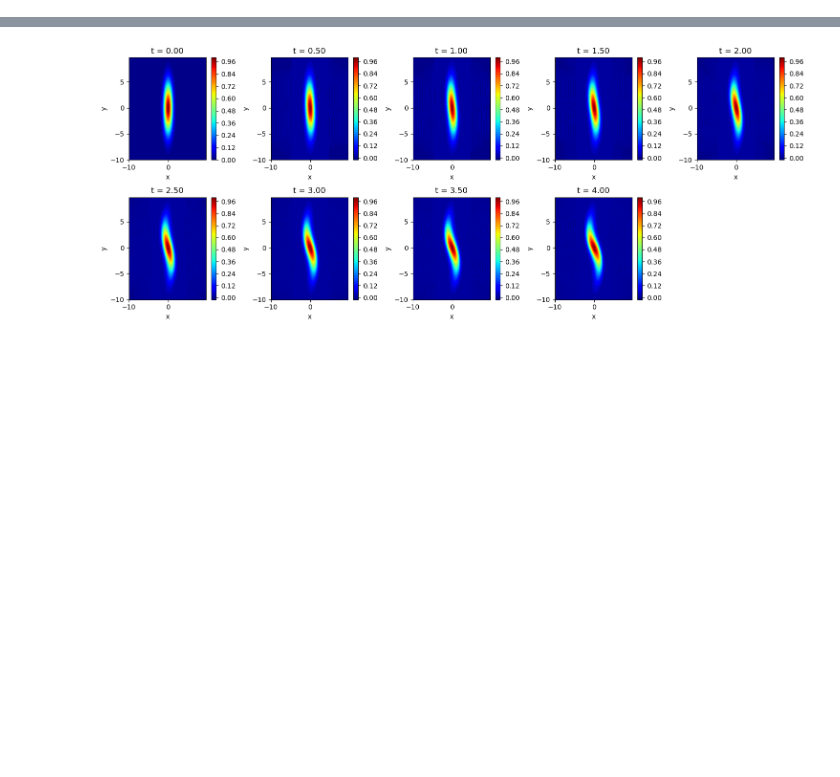
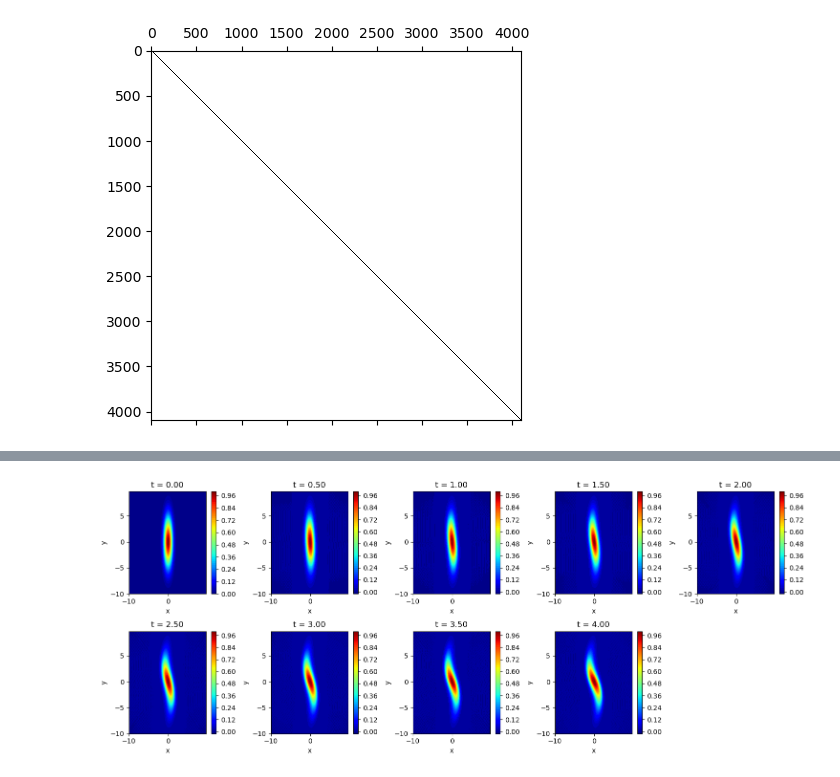
Before and after one commit to Tu-Zhenzhao/AMATH_581_fall24, a Jupyter notebook: hw5/hw5.ipynb, the cells around one changed output, grey strips where cells are left out. Cells and saved outputs as stored; diff of their text form; code cells hidden in the pictures; blank space fills up the shorter version.

```diff
--- a/hw5/hw5.ipynb
+++ b/hw5/hw5.ipynb
@@ -7,3 +7,93 @@ from scipy.sparse import diags, kron, eye, csr_matrix
 from scipy.sparse.linalg import spsolve, bicgstab, gmres
 from scipy.linalg import lu, solve_triangular
 import time
+# %%
+import numpy as np
+from scipy.sparse import spdiags, kron, eye
+import matplotlib.pyplot as plt
+
+# Step 1: Define the Grid Parameters
+n = 64  # Number of grid points in each dimension
+x = np.linspace(-10, 10, n)  # Spatial domain for x
+y = np.linspace(-10, 10, n)  # Spatial domain for y
+dx = x[1] - x[0]  # Grid spacing in x-direction
+dy = y[1] - y[0]  # Grid spacing in y-direction
+
+# Ensure dx and dy are equal (uniform grid)
+dx = (x[-1] - x[0]) / (n)
+dy = dx
+print("dx = dy = ", dx)
+
+# Step 2: Create the 1D Derivative Matrices with Periodic Boundary Conditions
+
+# Second Derivative Operator (Dxx and Dyy)
+e = np.ones(n)  # Vector of ones
+main_diag = -2 * e / dx**2  # Main diagonal
+off_diag = e / dx**2  # Off-diagonals
+
+# Create the sparse matrix for Dxx
+data = np.array([off_diag, main_diag, off_diag])
+offsets = np.array([-1, 0, 1])
+Dxx = spdiags(data, offsets, n, n, format='csr')
+
+# Adjust for periodic boundary conditions
+Dxx = Dxx.tolil()
+Dxx[0, -1] = 1 / dx**2  # Wrap-around from first to last
+Dxx[-1, 0] = 1 / dx**2  # Wrap-around from last to first
+Dxx = Dxx.tocsr()
+
+# Dyy is identical to Dxx in this case
+Dyy = Dxx.copy()
+
+# First Derivative Operator (D_x and D_y)
+lower_diag = -e / (2 * dx)
+upper_diag = e / (2 * dx)
+
+data = np.array([lower_diag, upper_diag])
+offsets = np.array([-1, 1])
+D_x = spdiags(data, offsets, n, n, format='csr')
+
+# Adjust for periodic boundary conditions
+D_x = D_x.tolil()
+D_x[0, -1] = -1 / (2 * dx)  # Wrap-around from first to last
+D_x[-1, 0] = 1 / (2 * dx)   # Wrap-around from last to first
+D_x = D_x.tocsr()
+
+# D_y is identical to D_x in this case
+D_y = D_x.copy()
+
+# Step 3: Construct the 2D Operators Using Kronecker Products
+
+# Identity matrix of size n
+I_n = eye(n, format='csr')
+
+# Laplacian operator in 2D (Matrix A1)
+A = kron(I_n, Dxx) + kron(Dyy, I_n).toarray()
+A[0,0] /= -2
+
+# First derivative operator in x-direction (Matrix A2)
+C = kron(I_n, D_x).toarray()
+
+# First derivative operator in y-direction (Matrix A3)
+B = kron(D_y, I_n).toarray()
+
+# The matrices A1, A2, and A3 are now ready to use
+
+plt.spy(A)
+print(B)
+#plt.show()
+## print the A1 in matrix form
+#print("matrix A1:")
+#print(A1.toarray())
+#plt.spy(A2)
+#plt.show()
+#print("matrix A2:")
+#print(A2.toarray())
+#
+#plt.spy(A3)
+#plt.show()
+#print("matrix A3:")
+#print(A3.toarray())
+#print(A3.toarray()[0,:])
+A.shape
+# %% [output]
@@ -10,3 +109,4 @@ import time
+[figure, added]
 # %%
 # Parameters
 n = 64  # Number of grid points
```
Also changed, not shown: parts of 14 cells of this notebook, 3 other files.
